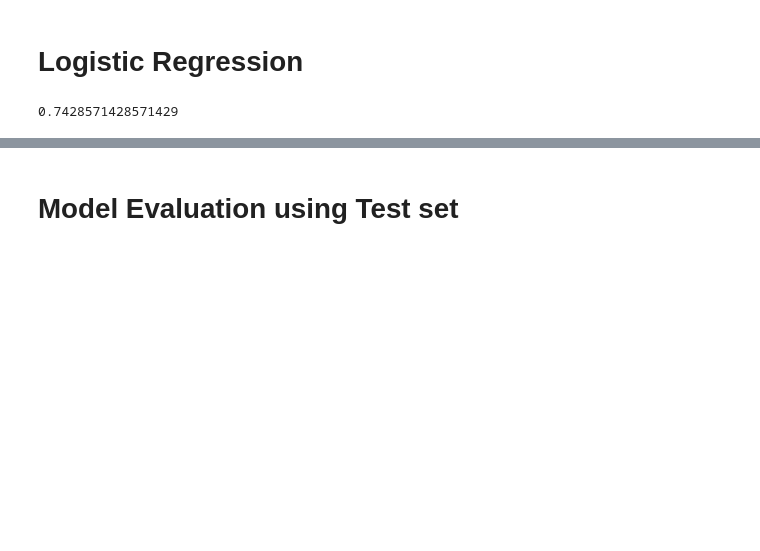
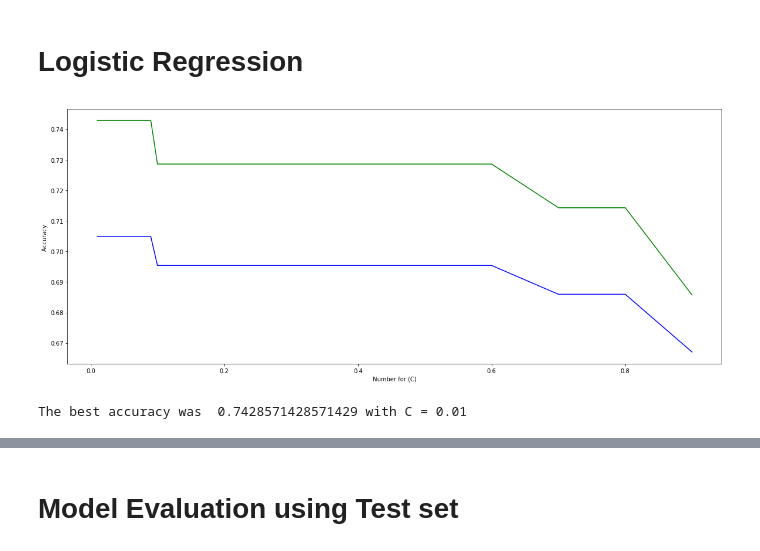
Before and after one commit to richerram/coursera, a Jupyter notebook: Week 6.ipynb, the cells around one changed output, grey strips where cells are left out. Cells and saved outputs as stored; diff of their text form; code cells hidden in the pictures; blank space fills up the shorter version.

```diff
--- a/Week 6.ipynb
+++ b/Week 6.ipynb
@@ -478,15 +479,41 @@ f1_score(ySVM_test, yhat, average='weighted')
 0.7275882012724117
 # %% [markdown]
 # Logistic Regression
-# %%
-from sklearn.linear_model import LogisticRegression
-from sklearn.metrics import jaccard_similarity_score
-
-LR = LogisticRegression(C=0.01, solver='liblinear').fit(X_train,ySVM_train)
-yhatLR = LR.predict(X_test)
-yhat_prob = LR.predict_proba(X_test)
-
-jaccard_similarity_score(ySVM_test, yhat)
-# %% [output]
-0.7428571428571429
+# %%
+#Fitting the model and getting its prediction. Found that a value of 1 for "C" gave the best results.
+# Trying for different values of C to find the best one.
+Cvalues = [0.01, 0.05, 0.06, 0.07, 0.08, 0.09, 0.1, 0.2, 0.3, 0.4, 0.5, 0.6, 0.7, 0.8, 0.9]
+Clen = len (Cvalues)
+mean_accLR = np.zeros((Clen))
+difer = np.zeros ((Clen))
+
+for n in range(0,Clen):
+
+    #Train Model and Predict
+
+    LR = LogisticRegression(C=Cvalues[n], solver='liblinear').fit(X_train,ySVM_train)
+    yhatLR = LR.predict(X_test)
+    yhatLRtrain = LR.predict(X_train)
+    mean_accLR [n-1] = jaccard_similarity_score(ySVM_test, yhatLR)
+    difer [n-1] = f1_score(ySVM_test, yhatLR,  average='weighted')
+
+
+
+
+
+#Let's graph the results
+plt.figure(figsize=(20,8))
+plt.plot(Cvalues,mean_accLR,'g')
+plt.plot(Cvalues,difer,'b')
+plt.ylabel('Accuracy ')
+plt.xlabel('Number for (C)')
+#plt.tight_layout()
+plt.show()
+list1 = mean_accLR.tolist()
+index = list1.index (mean_accLR.max())
+
+print( "The best accuracy was ", mean_accLR.max(), "with C =", Cvalues[index] )
+# %% [output]
+[figure, added]
+The best accuracy was  0.7428571428571429 with C = 0.01
 # %%
```
Also changed, not shown: parts of 28 cells of this notebook.
